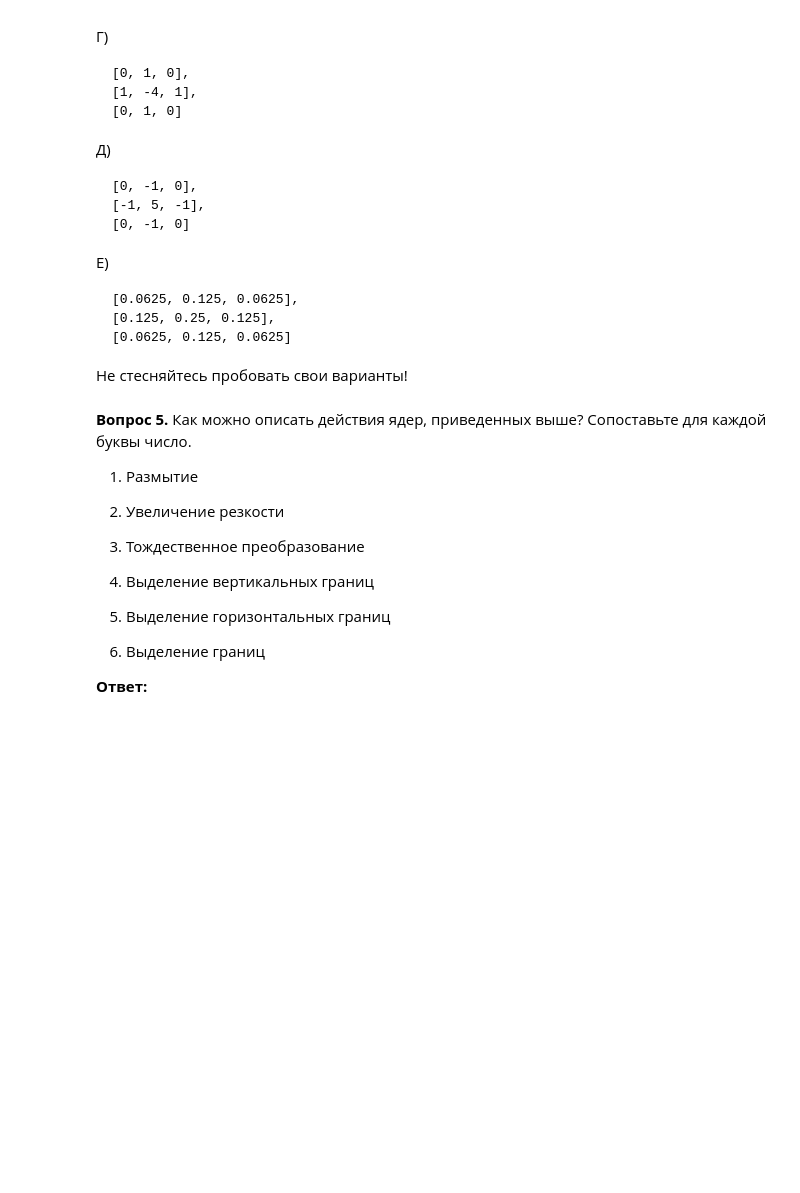
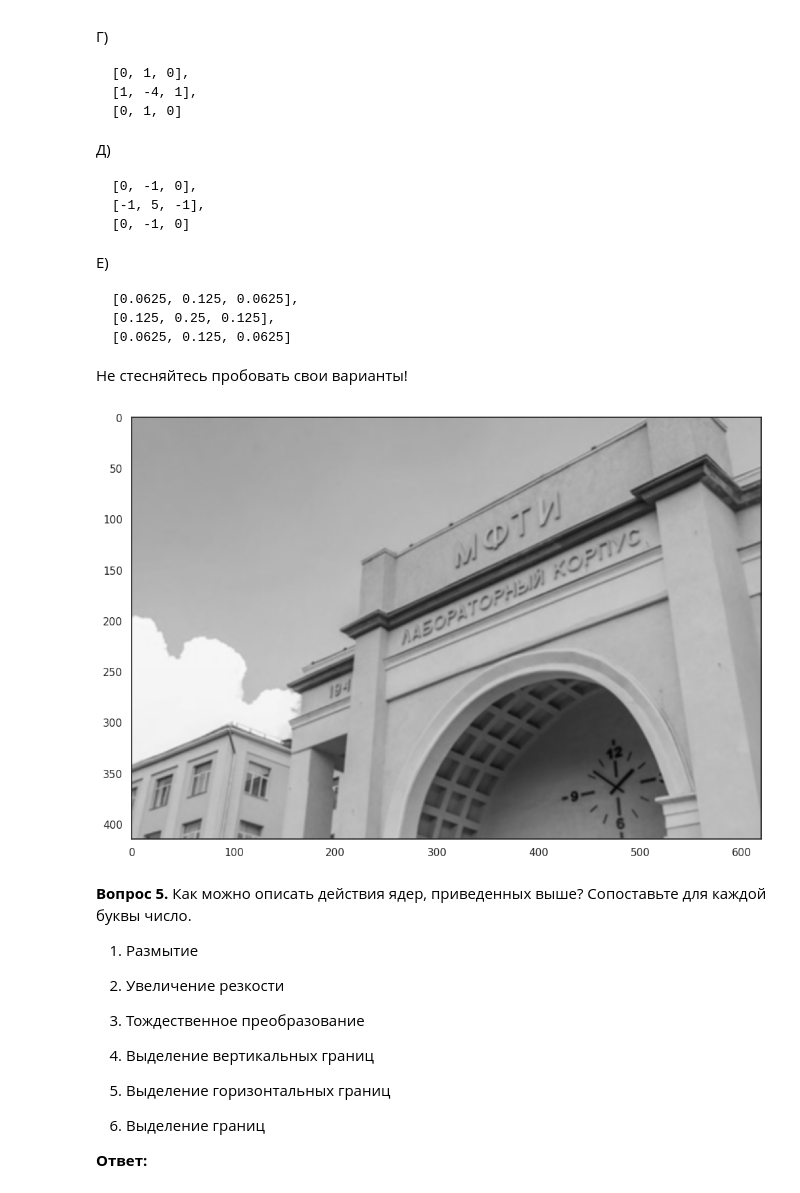
Before and after one commit to cehkop/Deep_learning_school_MIPT, a Jupyter notebook: homework/dense_and_convolutional_nn.ipynb, the cells around one changed output. Cells and saved outputs as stored; diff of their text form; code cells hidden in the pictures; blank space fills up the shorter version.

```diff
--- a/homework/dense_and_convolutional_nn.ipynb
+++ b/homework/dense_and_convolutional_nn.ipynb
@@ -468,13 +581,21 @@ A)
 # %%
 img_t = torch.from_numpy(RGB_img).type(torch.float32).unsqueeze(0)
 kernel = torch.tensor([
-    [0, 0, 0],
-    [1, -2, 1],
-    [0, 0, 0]
+[0.0625, 0.125, 0.0625],
+[0.125, 0.25, 0.125],
+[0.0625, 0.125, 0.0625]
 ]).reshape(1, 1, 3, 3).type(torch.float32)
 
 kernel = kernel.repeat(3, 3, 1, 1)
 img_t = img_t.permute(0, 3, 1, 2)  # [BS, H, W, C] -> [BS, C, H, W]
 img_t = nn.ReflectionPad2d(1)(img_t)  # Pad Image for same output size
 
 result = F.conv2d(img_t, kernel)[0]  #
+
+plt.figure(figsize=(12, 8))
+result_np = result.permute(1, 2, 0).numpy() / 256 / 3
+
+plt.imshow(result_np)
+plt.show()
+# %% [output]
+[figure, added]
```
Also changed, not shown: parts of 36 cells of this notebook.
